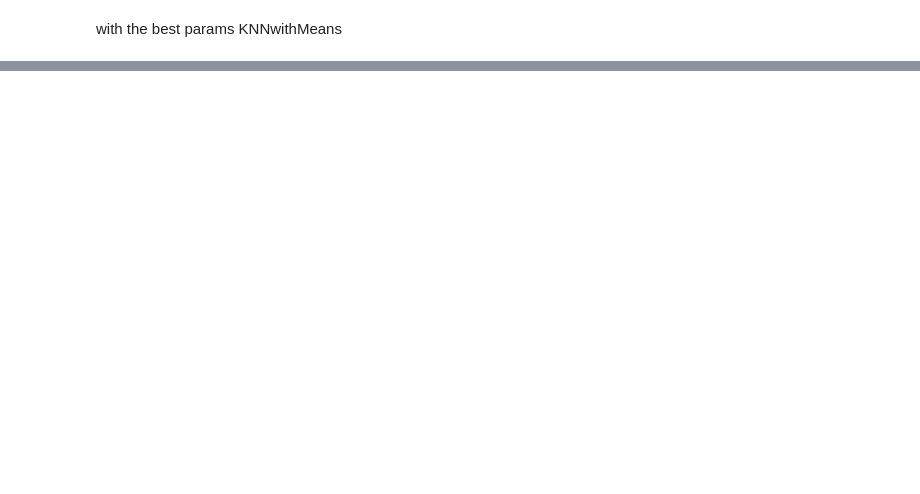
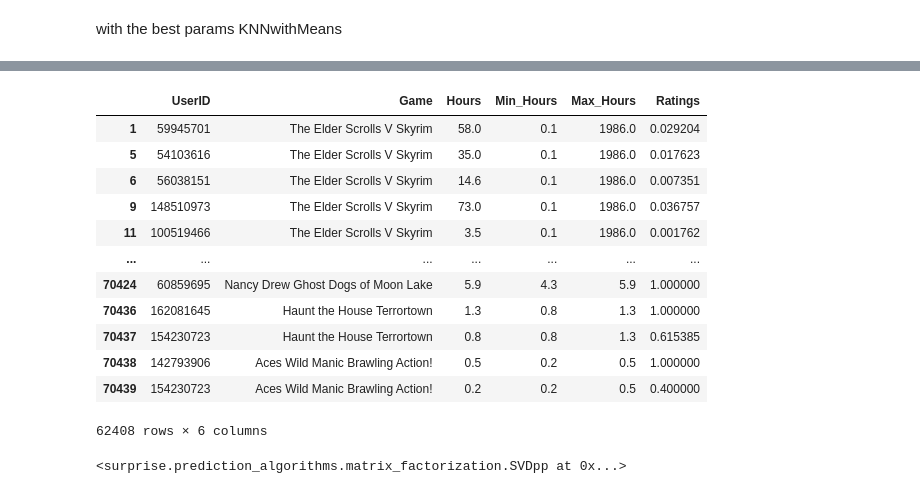
Before and after one commit to pyamin1878/Steam-Games-Rec-System, a Jupyter notebook: Rigat_N_notebook.ipynb, the cells around one changed output, grey strips where cells are left out. Cells and saved outputs as stored; diff of their text form; code cells hidden in the pictures; blank space fills up the shorter version.

```diff
--- a/Rigat_N_notebook.ipynb
+++ b/Rigat_N_notebook.ipynb
@@ -506,0 +266,34 @@ memory usage: 442.7+ KB
+# %%
+cleaned_dataset
+# %% [output]
+|  | UserID | Game | Hours | Min_Hours | Max_Hours | Ratings |
+| 1 | 59945701 | The Elder Scrolls V Skyrim | 58.0 | 0.1 | 1986.0 | 0.029204 |
+| 5 | 54103616 | The Elder Scrolls V Skyrim | 35.0 | 0.1 | 1986.0 | 0.017623 |
+| 6 | 56038151 | The Elder Scrolls V Skyrim | 14.6 | 0.1 | 1986.0 | 0.007351 |
+| 9 | 148510973 | The Elder Scrolls V Skyrim | 73.0 | 0.1 | 1986.0 | 0.036757 |
+| 11 | 100519466 | The Elder Scrolls V Skyrim | 3.5 | 0.1 | 1986.0 | 0.001762 |
+| ... | ... | ... | ... | ... | ... | ... |
+| 70424 | 60859695 | Nancy Drew Ghost Dogs of Moon Lake | 5.9 | 4.3 | 5.9 | 1.000000 |
+| 70436 | 162081645 | Haunt the House Terrortown | 1.3 | 0.8 | 1.3 | 1.000000 |
+| 70437 | 154230723 | Haunt the House Terrortown | 0.8 | 0.8 | 1.3 | 0.615385 |
+| 70438 | 142793906 | Aces Wild Manic Brawling Action! | 0.5 | 0.2 | 0.5 | 1.000000 |
+| 70439 | 154230723 | Aces Wild Manic Brawling Action! | 0.2 | 0.2 | 0.5 | 0.400000 |
+62408 rows × 6 columns
+# %%
+from surprise import SVDpp
+from surprise import Dataset
+
+# Load the full dataset from the dataframe
+reader = Reader(rating_scale=(cleaned_dataset['Ratings'].min(), cleaned_dataset['Ratings'].max()))
+data = Dataset.load_from_df(cleaned_dataset[['UserID', 'Game', 'Ratings']], reader)
+
+# Build the full trainset
+full_trainset = data.build_full_trainset()
+
+# Set up the SVD++ algorithm with the given best parameters
+algo = SVDpp(n_factors=50, n_epochs=30, lr_all=0.01, reg_all=0.1, random_state=42)
+
+# Fit the algorithm on the full trainset
+algo.fit(full_trainset)
+# %% [output]
+<surprise.prediction_algorithms.matrix_factorization.SVDpp at 0x...>
```
Also changed, not shown: parts of 36 cells of this notebook.
